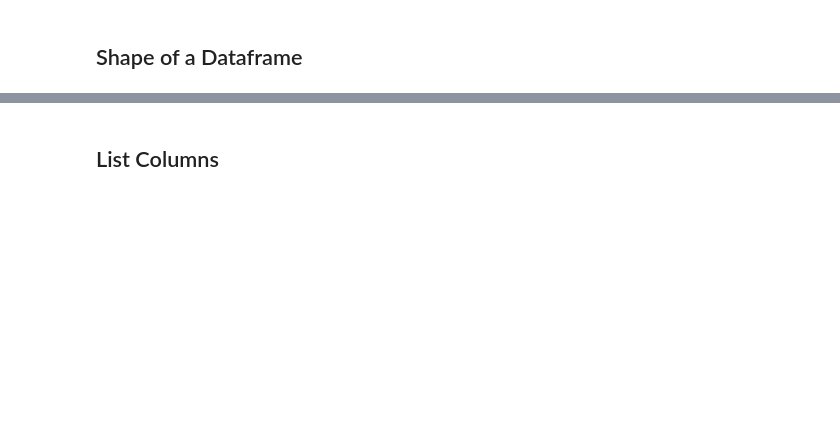
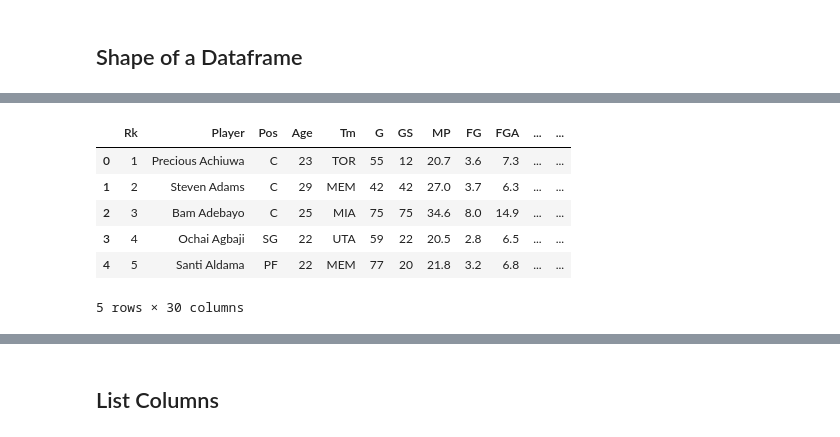
Before and after one commit to OptimalDecisions/sports-analytics-foundations, a Jupyter notebook: pandas-basics/Pandas_Basics_2_3_Exploring_Data.ipynb, the cells around one changed output, grey strips where cells are left out. Drawn from its saved outputs; the diff is of its cells as text; code cells hidden in the pictures; blank space fills up the shorter version.

```diff
--- a/pandas-basics/Pandas_Basics_2_3_Exploring_Data.ipynb
+++ b/pandas-basics/Pandas_Basics_2_3_Exploring_Data.ipynb
@@ -23,0 +94,10 @@
+# %%
+df.head()
+# %% [output]
+|  | Rk | Player | Pos | Age | Tm | G | GS | MP | FG | FGA | ... | ... |
+| 0 | 1 | Precious Achiuwa | C | 23 | TOR | 55 | 12 | 20.7 | 3.6 | 7.3 | ... | ... |
+| 1 | 2 | Steven Adams | C | 29 | MEM | 42 | 42 | 27.0 | 3.7 | 6.3 | ... | ... |
+| 2 | 3 | Bam Adebayo | C | 25 | MIA | 75 | 75 | 34.6 | 8.0 | 14.9 | ... | ... |
+| 3 | 4 | Ochai Agbaji | SG | 22 | UTA | 59 | 22 | 20.5 | 2.8 | 6.5 | ... | ... |
+| 4 | 5 | Santi Aldama | PF | 22 | MEM | 77 | 20 | 21.8 | 3.2 | 6.8 | ... | ... |
+5 rows × 30 columns
```
Also changed, not shown: parts of 22 cells of this notebook.
